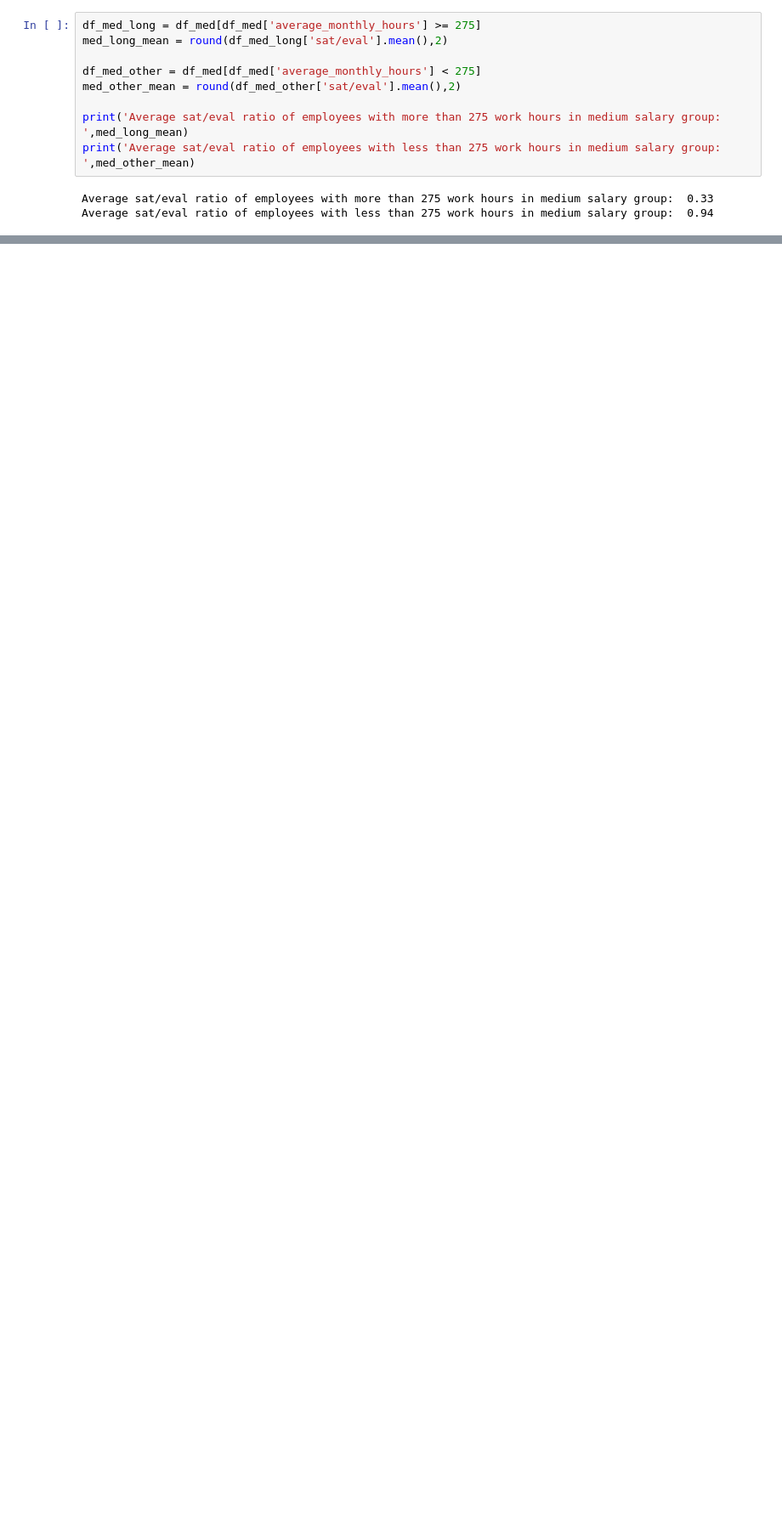
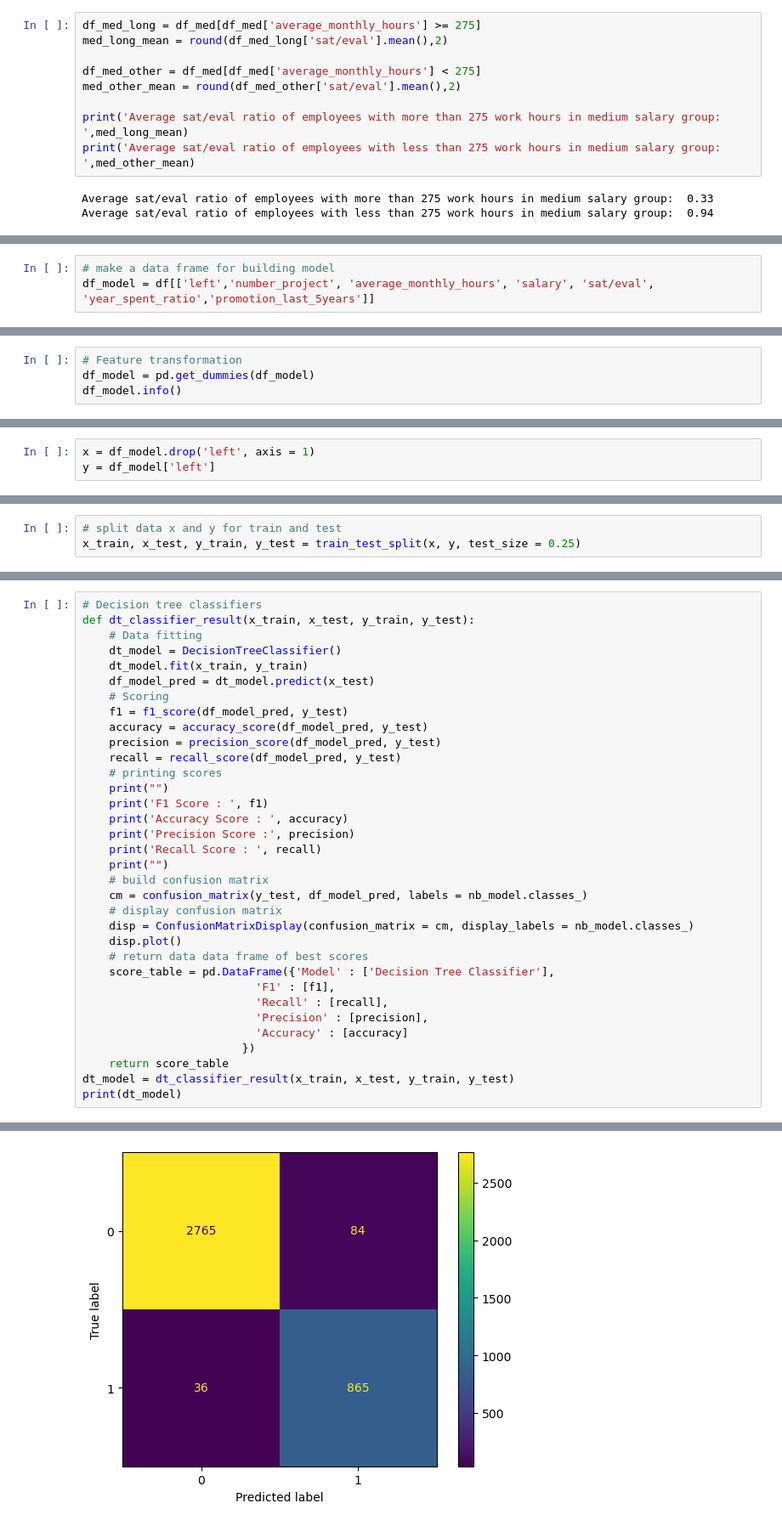
Before and after one commit to soonn22/Hr_Analytics_Job_Prediction, a Jupyter notebook: HR_Retention.ipynb, the cells around one changed output, grey strips where cells are left out. Shown at 85% size. Cells and saved outputs as stored; diff of their text form; blank space fills up the shorter version.

```diff
--- a/HR_Retention.ipynb
+++ b/HR_Retention.ipynb
@@ -630,0 +817,3 @@ Like low inome salary gorup, medium salary employees, on average, work more than
+# %%
+# make a data frame for building model
+df_model = df[['left','number_project', 'average_monthly_hours', 'salary', 'sat/eval', 'year_spent_ratio','promotion_last_5years']]
@@ -630,0 +837,4 @@ Like low inome salary gorup, medium salary employees, on average, work more than
+# %%
+# Feature transformation
+df_model = pd.get_dummies(df_model)
+df_model.info()
@@ -630,0 +858,3 @@ Like low inome salary gorup, medium salary employees, on average, work more than
+# %%
+x = df_model.drop('left', axis = 1)
+y = df_model['left']
@@ -630,0 +890,3 @@ Like low inome salary gorup, medium salary employees, on average, work more than
+# %%
+# split data x and y for train and test
+x_train, x_test, y_train, y_test = train_test_split(x, y, test_size = 0.25)
@@ -630,0 +952,35 @@ Like low inome salary gorup, medium salary employees, on average, work more than
+# %%
+# Decision tree classifiers
+def dt_classifier_result(x_train, x_test, y_train, y_test):
+    # Data fitting
+    dt_model = DecisionTreeClassifier()
+    dt_model.fit(x_train, y_train)
+    df_model_pred = dt_model.predict(x_test)
+    # Scoring
+    f1 = f1_score(df_model_pred, y_test)
+    accuracy = accuracy_score(df_model_pred, y_test)
+    precision = precision_score(df_model_pred, y_test)
+    recall = recall_score(df_model_pred, y_test)
+    # printing scores
+    print("")
+    print('F1 Score : ', f1)
+    print('Accuracy Score : ', accuracy)
+    print('Precision Score :', precision)
+    print('Recall Score : ', recall)
+    print("")
+    # build confusion matrix
+    cm = confusion_matrix(y_test, df_model_pred, labels = nb_model.classes_)
+    # display confusion matrix
+    disp = ConfusionMatrixDisplay(confusion_matrix = cm, display_labels = nb_model.classes_)
+    disp.plot()
+    # return data data frame of best scores
+    score_table = pd.DataFrame({'Model' : ['Decision Tree Classifier'],
+                          'F1' : [f1],
+                          'Recall' : [recall],
+                          'Precision' : [precision],
+                          'Accuracy' : [accuracy]
+                        })
+    return score_table
+dt_model = dt_classifier_result(x_train, x_test, y_train, y_test)
+print(dt_model)
+# %% [output]
@@ -630,0 +994 @@ Like low inome salary gorup, medium salary employees, on average, work more than
+[figure, added]
```
Also changed, not shown: parts of 37 cells of this notebook, 11 other files.
